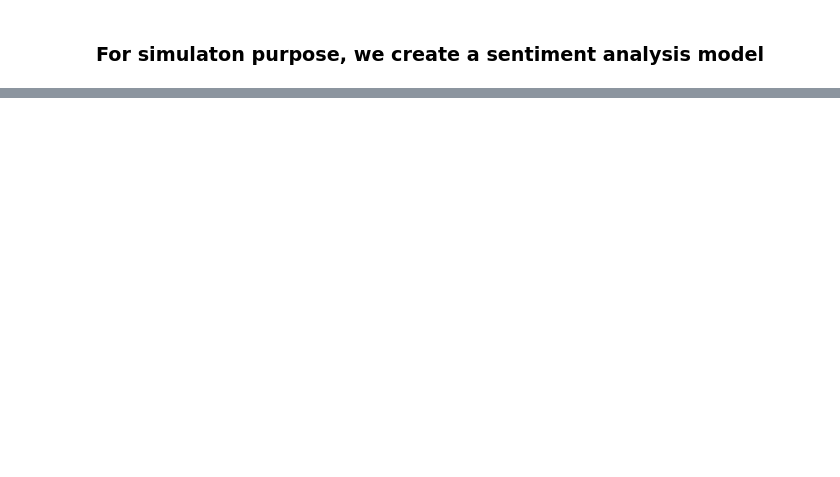
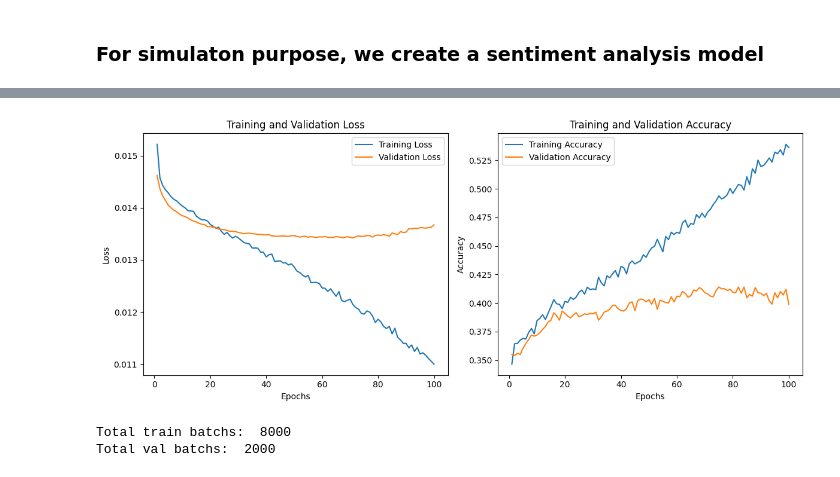
Before and after one commit to babelpainterwell/papertalk-well, a Jupyter notebook: Federated Learning/FedAvg Implementation/FedAvg_Implementation.ipynb, the cells around one changed output, grey strips where cells are left out. Saved outputs shown, nothing was run; the diff lists cells and outputs as text; code cells hidden in the pictures; blank space fills up the shorter version.

```diff
--- a/Federated Learning/FedAvg Implementation/FedAvg_Implementation.ipynb
+++ b/Federated Learning/FedAvg Implementation/FedAvg_Implementation.ipynb
@@ -88,0 +300,4 @@ class SentimentAnalysis(nn.Module):
+# %%
+labels = df['stars'].values - 1
+
+print(labels)
@@ -88,0 +448,16 @@ class SentimentAnalysis(nn.Module):
+# %%
+VANILLA_SGD_EPOCHS = 100
+VANILLA_SGD_LR = 0.01
+
+
+vanilla_sgd_model = SentimentAnalysisModel()
+vanilla_sgd_model.to(DEVICE)
+
+vanilla_sgd_optimizer = torch.optim.SGD(vanilla_sgd_model.parameters(), lr=VANILLA_SGD_LR)
+vanilla_sgd_criterion = torch.nn.CrossEntropyLoss()
+
+vanilla_sgd_train_loss_history = []
+vanilla_sgd_val_loss_history = []
+
+vanilla_sgd_train_acc_history = []
+vanilla_sgd_val_acc_history = []
@@ -88,0 +558,35 @@ class SentimentAnalysis(nn.Module):
+# %%
+import matplotlib.pyplot as plt
+
+
+epochs = range(1, VANILLA_SGD_EPOCHS + 1)
+
+# Plotting training and validation loss
+plt.figure(figsize=(12, 5))
+plt.subplot(1, 2, 1)
+plt.plot(epochs, vanilla_sgd_train_loss_history, label='Training Loss')
+plt.plot(epochs, vanilla_sgd_val_loss_history, label='Validation Loss')
+plt.title('Training and Validation Loss')
+plt.xlabel('Epochs')
+plt.ylabel('Loss')
+plt.legend()
+
+# Plotting training and validation accuracy
+plt.subplot(1, 2, 2)
+plt.plot(epochs, vanilla_sgd_train_acc_history, label='Training Accuracy')
+plt.plot(epochs, vanilla_sgd_val_acc_history, label='Validation Accuracy')
+plt.title('Training and Validation Accuracy')
+plt.xlabel('Epochs')
+plt.ylabel('Accuracy')
+plt.legend()
+
+plt.tight_layout()
+plt.show()
+# %% [output]
+[figure, added]
+# %%
+print("Total train batchs: ", total_train_batches)
+print("Total val batchs: ", total_val_batches)
+# %% [output]
+Total train batchs:  8000
+Total val batchs:  2000
```
Also changed, not shown: parts of 50 cells of this notebook, 3 other files.
